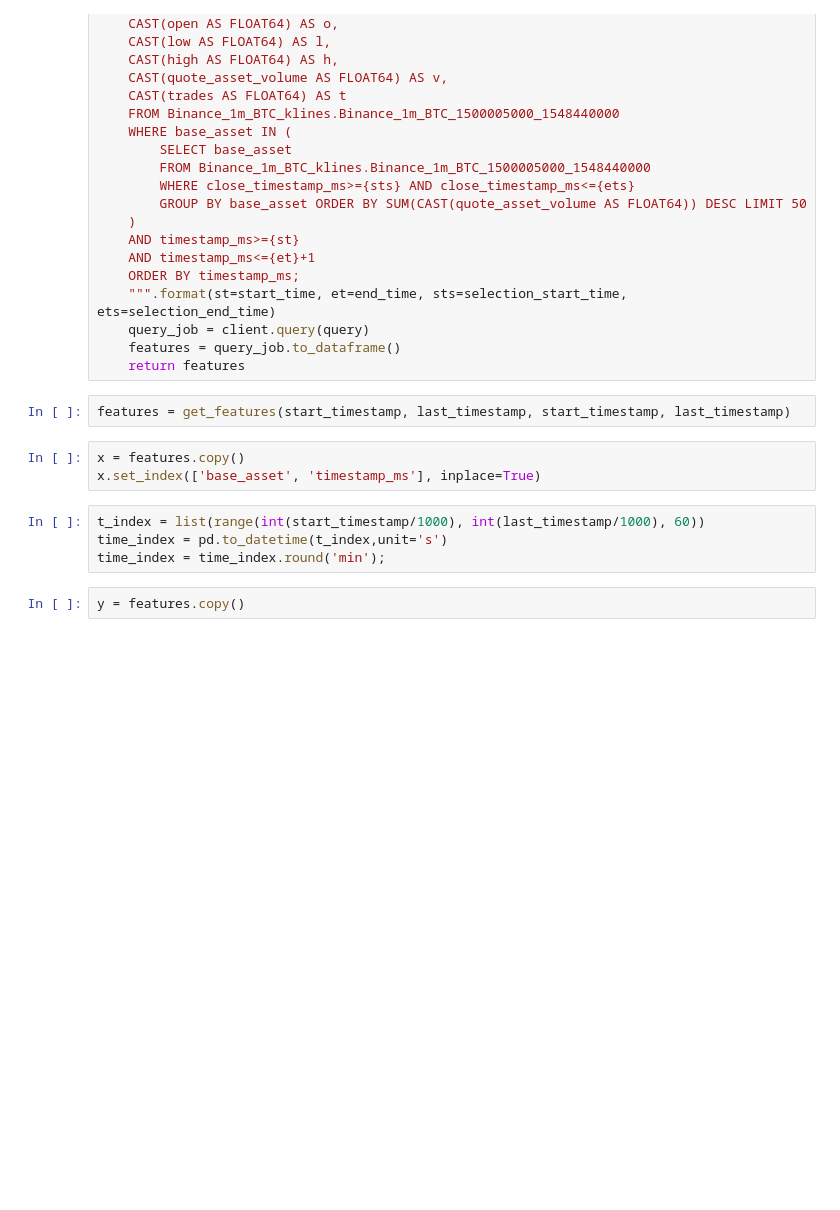
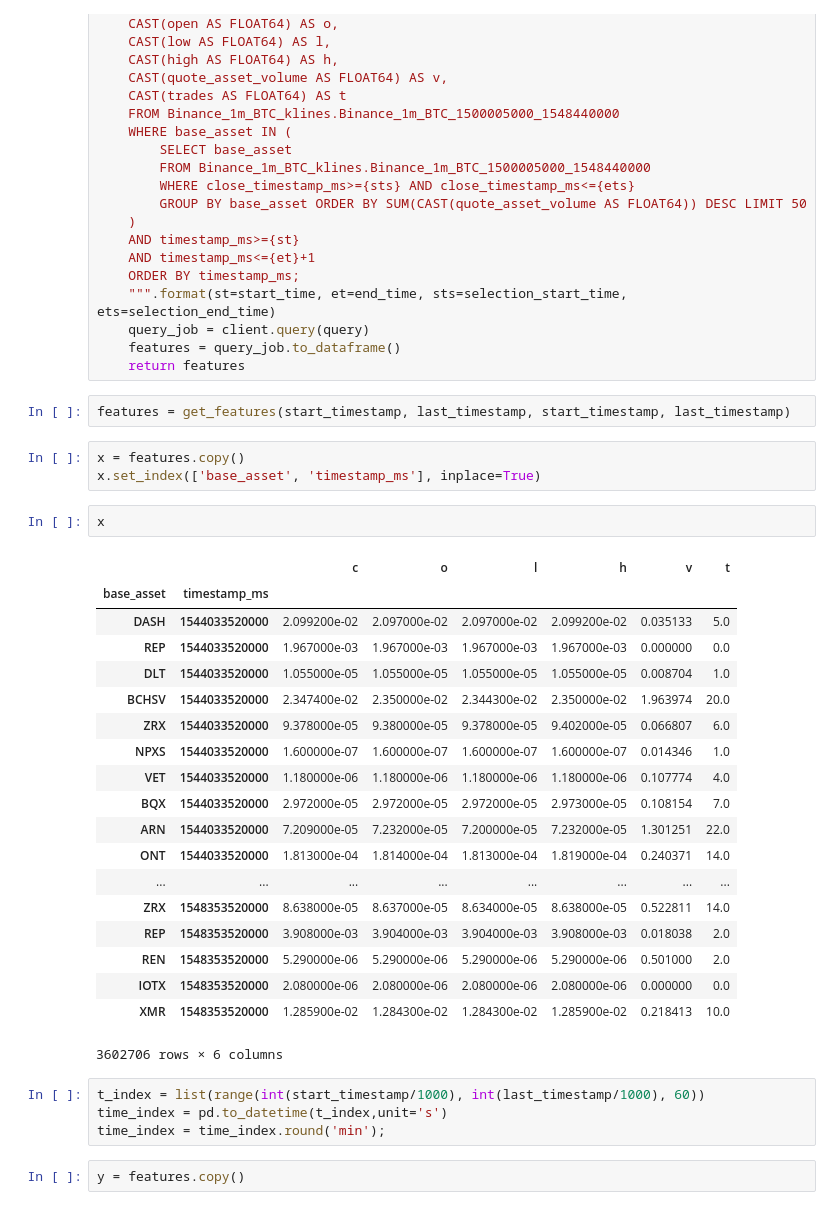
Before and after one commit to bradkyle/PGPortfolio, a Jupyter notebook: notebooks/FullTraining.ipynb, the cells around one changed output. Drawn from its saved outputs; the diff is of its cells as text; blank space fills up the shorter version.

```diff
--- a/notebooks/FullTraining.ipynb
+++ b/notebooks/FullTraining.ipynb
@@ -92,6 +92,28 @@ features = get_features(start_timestamp, last_timestamp, start_timestamp, last_t
 # %%
 x = features.copy()
 x.set_index(['base_asset', 'timestamp_ms'], inplace=True)
+# %%
+x
+# %% [output]
+|  |  | c | o | l | h | v | t |
+| base_asset | timestamp_ms |  |  |  |  |  |  |
+| DASH | 1544033520000 | 2.099200e-02 | 2.097000e-02 | 2.097000e-02 | 2.099200e-02 | 0.035133 | 5.0 |
+| REP | 1544033520000 | 1.967000e-03 | 1.967000e-03 | 1.967000e-03 | 1.967000e-03 | 0.000000 | 0.0 |
+| DLT | 1544033520000 | 1.055000e-05 | 1.055000e-05 | 1.055000e-05 | 1.055000e-05 | 0.008704 | 1.0 |
+| BCHSV | 1544033520000 | 2.347400e-02 | 2.350000e-02 | 2.344300e-02 | 2.350000e-02 | 1.963974 | 20.0 |
+| ZRX | 1544033520000 | 9.378000e-05 | 9.380000e-05 | 9.378000e-05 | 9.402000e-05 | 0.066807 | 6.0 |
+| NPXS | 1544033520000 | 1.600000e-07 | 1.600000e-07 | 1.600000e-07 | 1.600000e-07 | 0.014346 | 1.0 |
+| VET | 1544033520000 | 1.180000e-06 | 1.180000e-06 | 1.180000e-06 | 1.180000e-06 | 0.107774 | 4.0 |
+| BQX | 1544033520000 | 2.972000e-05 | 2.972000e-05 | 2.972000e-05 | 2.973000e-05 | 0.108154 | 7.0 |
+| ARN | 1544033520000 | 7.209000e-05 | 7.232000e-05 | 7.200000e-05 | 7.232000e-05 | 1.301251 | 22.0 |
+| ONT | 1544033520000 | 1.813000e-04 | 1.814000e-04 | 1.813000e-04 | 1.819000e-04 | 0.240371 | 14.0 |
+| ... | ... | ... | ... | ... | ... | ... | ... |
+| ZRX | 1548353520000 | 8.638000e-05 | 8.637000e-05 | 8.634000e-05 | 8.638000e-05 | 0.522811 | 14.0 |
+| REP | 1548353520000 | 3.908000e-03 | 3.904000e-03 | 3.904000e-03 | 3.908000e-03 | 0.018038 | 2.0 |
+| REN | 1548353520000 | 5.290000e-06 | 5.290000e-06 | 5.290000e-06 | 5.290000e-06 | 0.501000 | 2.0 |
+| IOTX | 1548353520000 | 2.080000e-06 | 2.080000e-06 | 2.080000e-06 | 2.080000e-06 | 0.000000 | 0.0 |
+| XMR | 1548353520000 | 1.285900e-02 | 1.284300e-02 | 1.284300e-02 | 1.285900e-02 | 0.218413 | 10.0 |
+3602706 rows × 6 columns
 # %%
 t_index = list(range(int(start_timestamp/1000), int(last_timestamp/1000), 60))
 time_index = pd.to_datetime(t_index,unit='s')
```
Also changed, not shown: parts of 1 cell of this notebook, 3 other files.
